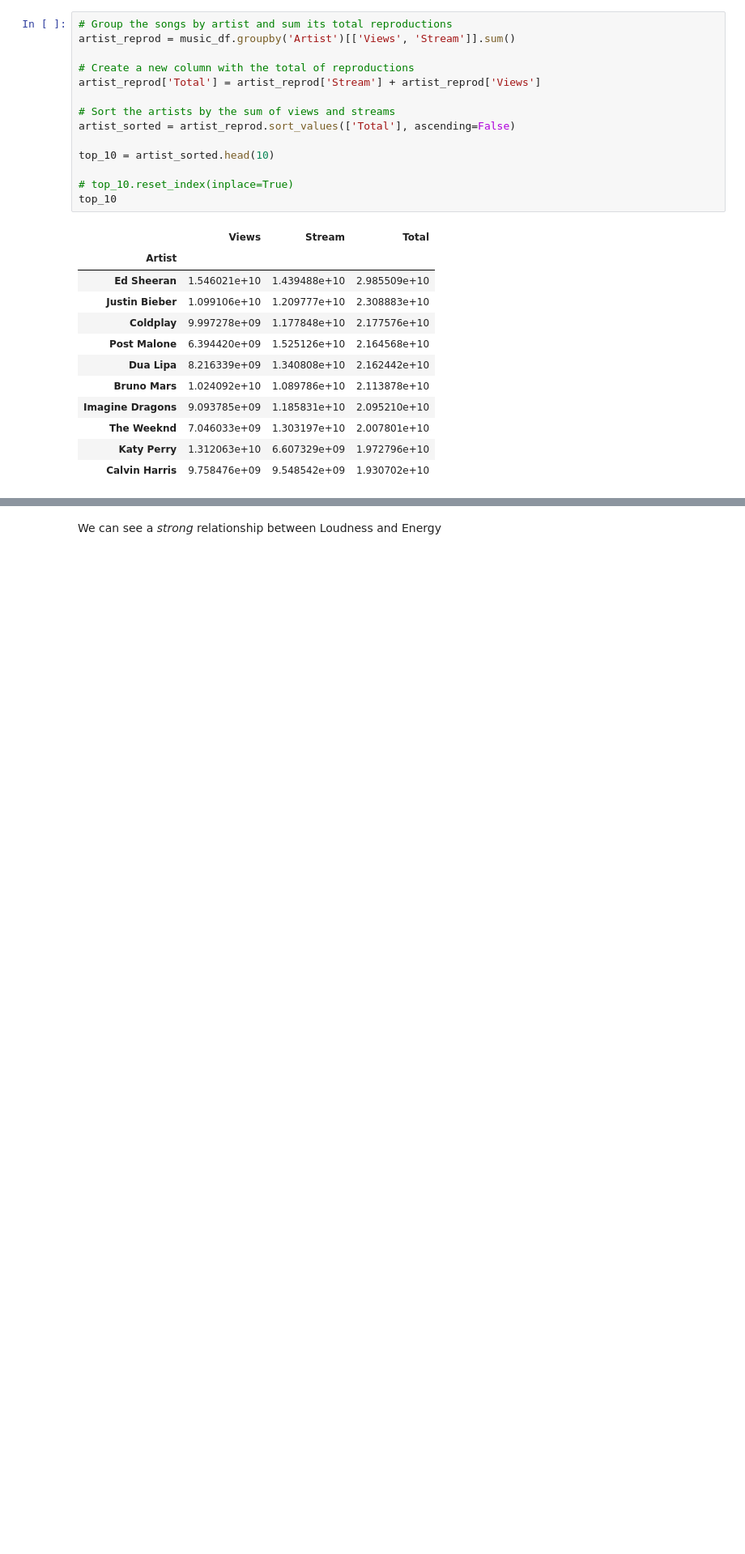
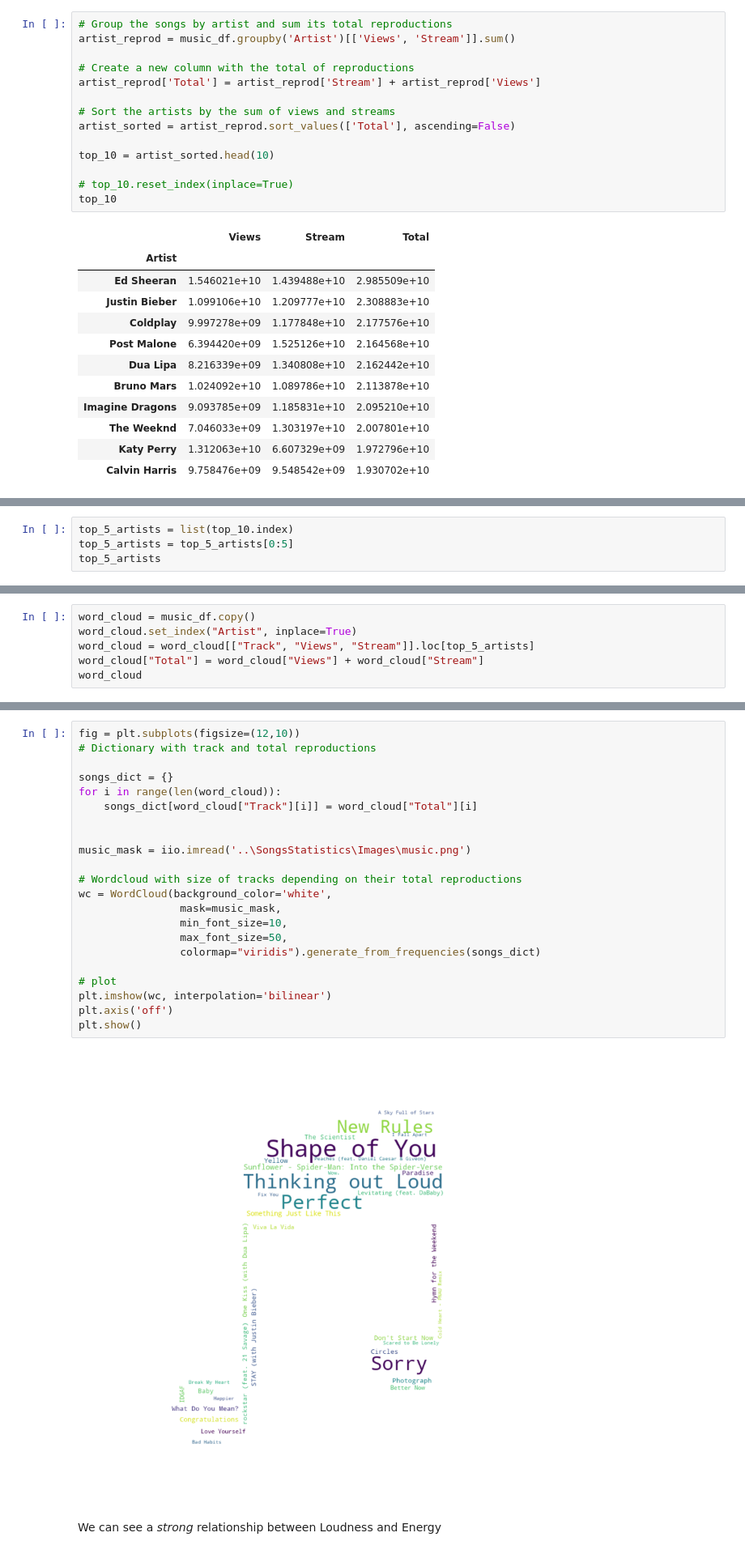
Before and after one commit to VictorRegueira/SongsStatistics, a Jupyter notebook: SongsStatistics/01 - Cleaning and first impressions.ipynb, the cells around one changed output, grey strips where cells are left out. Shown at 81% size. Cells and saved outputs as stored; diff of their text form; blank space fills up the shorter version.

Commit message:
Cloud word and Heatmap
No strong correlation identified

```diff
--- a/SongsStatistics/01 - Cleaning and first impressions.ipynb
+++ b/SongsStatistics/01 - Cleaning and first impressions.ipynb
@@ -196,0 +210,4 @@ plt.show()
+# %%
+top_5_artists = list(top_10.index)
+top_5_artists = top_5_artists[0:5]
+top_5_artists
@@ -196,0 +224,6 @@ plt.show()
+# %%
+word_cloud = music_df.copy()
+word_cloud.set_index("Artist", inplace=True)
+word_cloud = word_cloud[["Track", "Views", "Stream"]].loc[top_5_artists]
+word_cloud["Total"] = word_cloud["Views"] + word_cloud["Stream"]
+word_cloud
@@ -197,3 +249,27 @@ plt.show()
+# %%
+fig = plt.subplots(figsize=(12,10))
+# Dictionary with track and total reproductions
+
+songs_dict = {}
+for i in range(len(word_cloud)):
+    songs_dict[word_cloud["Track"][i]] = word_cloud["Total"][i]
+
+
+music_mask = iio.imread('..\SongsStatistics\Images\music.png')
+
+# Wordcloud with size of tracks depending on their total reproductions
+wc = WordCloud(background_color='white',
+                mask=music_mask,
+                min_font_size=10,
+                max_font_size=50,
+                colormap="viridis").generate_from_frequencies(songs_dict)
+
+# plot
+plt.imshow(wc, interpolation='bilinear')
+plt.axis('off')
+plt.show()
+# %% [output]
+[figure, added]
 # %% [markdown]
 We can see a *strong* relationship between Loudness and Energy
 # %%
```
Also changed, not shown: parts of 13 cells of this notebook, 1 other file.
